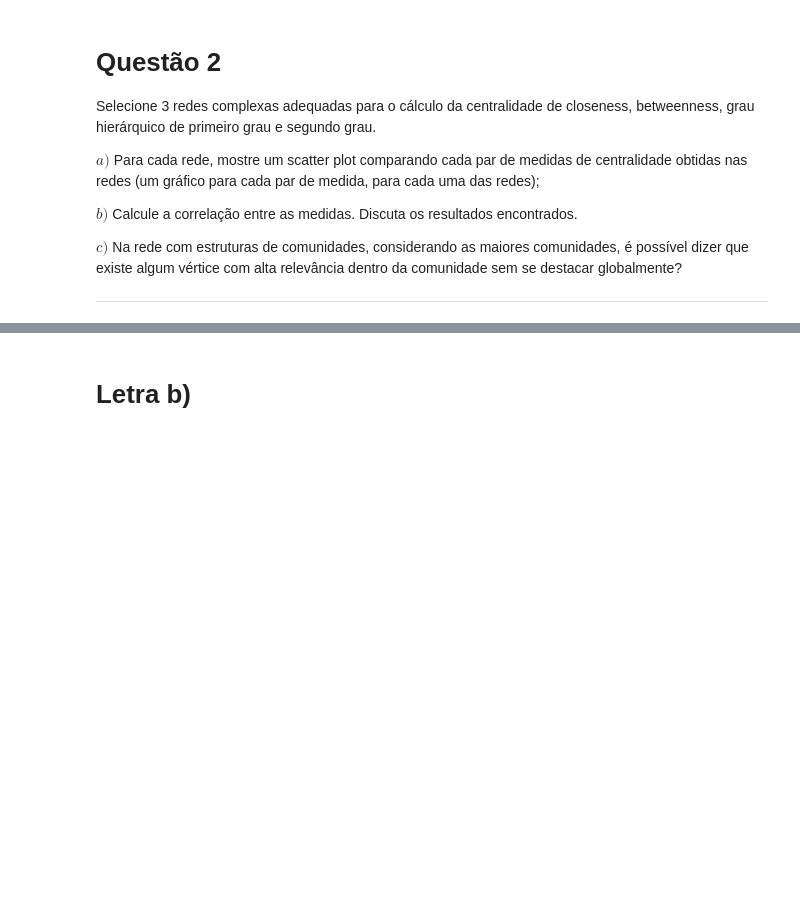
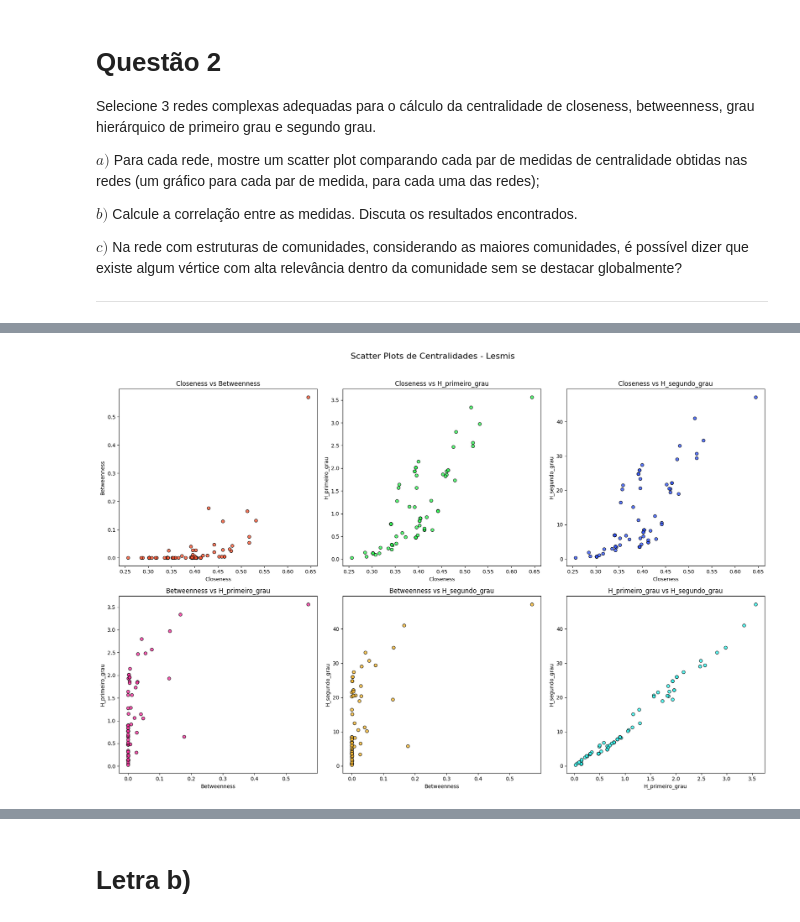
Before and after one commit to VictorFrancheto/logistic-regression, a Jupyter notebook: Prova_1.ipynb, the cells around one changed output, grey strips where cells are left out. Cells and saved outputs as stored; diff of their text form; code cells hidden in the pictures; blank space fills up the shorter version.

```diff
--- a/Prova_1.ipynb
+++ b/Prova_1.ipynb
@@ -664,5 +760,5 @@ centralities_polbooks = calculate_centralities(G_polbooks)
 # %%
-def scatter_plot_centralities(centralities, network_name):
+def scatter_plot_centralities(centralities, network_name, save_as_jpg=False, filename='scatter_plot.jpg'):
     """
     Gera scatter plots para comparar pares de medidas de centralidade com cores distintas.
     Os gráficos são organizados em 2 linhas e 3 colunas.
@@ -670,40 +766,50 @@ def scatter_plot_centralities(centralities, network_name):
     Parâmetros:
     centralities (dict): Dicionário com as centralidades calculadas para uma rede.
     network_name (str): Nome da rede para fins de identificação no título.
+    save_as_jpg (bool): Se True, salva a imagem como JPG.
+    filename (str): Nome do arquivo para salvar a imagem, se save_as_jpg for True.
     """
 
     # Extrair os pares de centralidades
-    centrality_names = ['closeness', 'betweenness', 'first_degree', 'second_degree']
+    centrality_names = ['closeness', 'betweenness', 'h_primeiro_grau', 'h_segundo_grau']
     centrality_pairs = list(itertools.combinations(centrality_names, 2))
 
-    # Cores distintas
-    distinct_colors = ['#ff9999', '#66b3ff', '#99ff99', '#ffcc99', '#c2c2f0', '#ffb3e6']
+    # Cores vivas
+    distinct_colors = ['#FF5733', '#33FF57', '#3357FF', '#FF33A1', '#FFBD33', '#33FFF6']
 
     # Criar a figura e os subplots com 2 linhas e 3 colunas
     fig, axs = plt.subplots(nrows=2, ncols=3, figsize=(18, 12))
     fig.suptitle(f'Scatter Plots de Centralidades - {network_name}', fontsize=16)
 
     # Gerar scatter plot para cada par de medidas
     for i, (cent1, cent2) in enumerate(centrality_pairs):
         row = i // 3  # Índice da linha (0 ou 1)
         col = i % 3   # Índice da coluna (0, 1 ou 2)
 
         # Obter valores das centralidades
         x_values = list(centralities[cent1].values())
         y_values = list(centralities[cent2].values())
 
         # Usar cor distinta para cada gráfico
         color = distinct_colors[i % len(distinct_colors)]
 
         # Plotar scatter plot
         axs[row, col].scatter(x_values, y_values, alpha=0.8, c=color, edgecolor='k')
-        axs[row, col].set_xlabel(f'{cent1.capitalize()} Centrality')
-        axs[row, col].set_ylabel(f'{cent2.capitalize()} Centrality')
+        axs[row, col].set_xlabel(f'{cent1.capitalize()}')
+        axs[row, col].set_ylabel(f'{cent2.capitalize()}')
         axs[row, col].set_title(f'{cent1.capitalize()} vs {cent2.capitalize()}')
 
     # Ajustar o layout para espaçamento adequado
     plt.tight_layout(rect=[0, 0, 1, 0.96])  # Ajustar o layout sem sobrepor o título
+
+    # Salvar a figura como JPG, se solicitado
+    if save_as_jpg:
+        plt.savefig(filename, format='jpg', dpi=300)
+
+    # Exibir o gráfico
     plt.show()
 
 # Exemplo de uso para cada rede
-scatter_plot_centralities(centralities_karate, "Karate Club")
+scatter_plot_centralities(centralities_lesmis, "Lesmis", save_as_jpg=True, filename='lesmis_scatter_plot.jpg')
+# %% [output]
+[figure, added]
```
Also changed, not shown: parts of 15 cells of this notebook.
